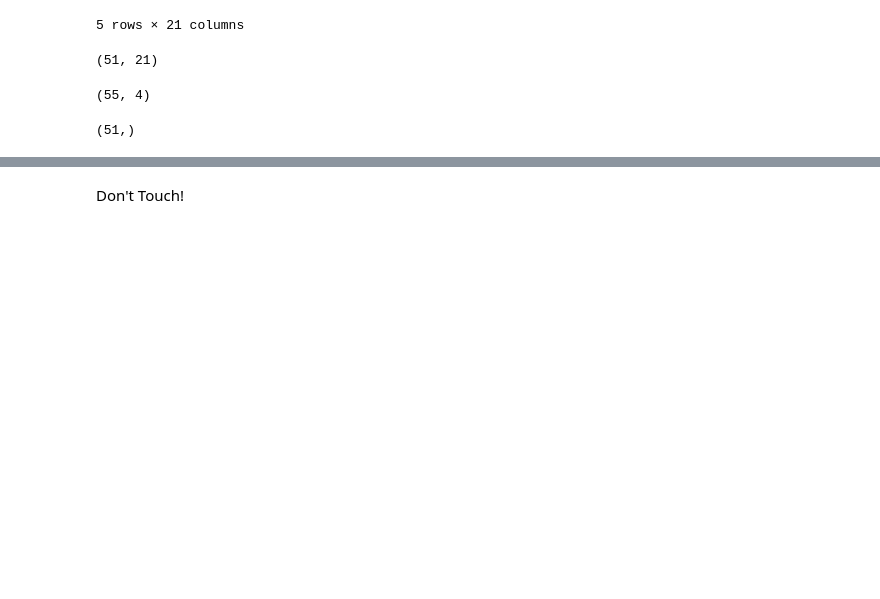
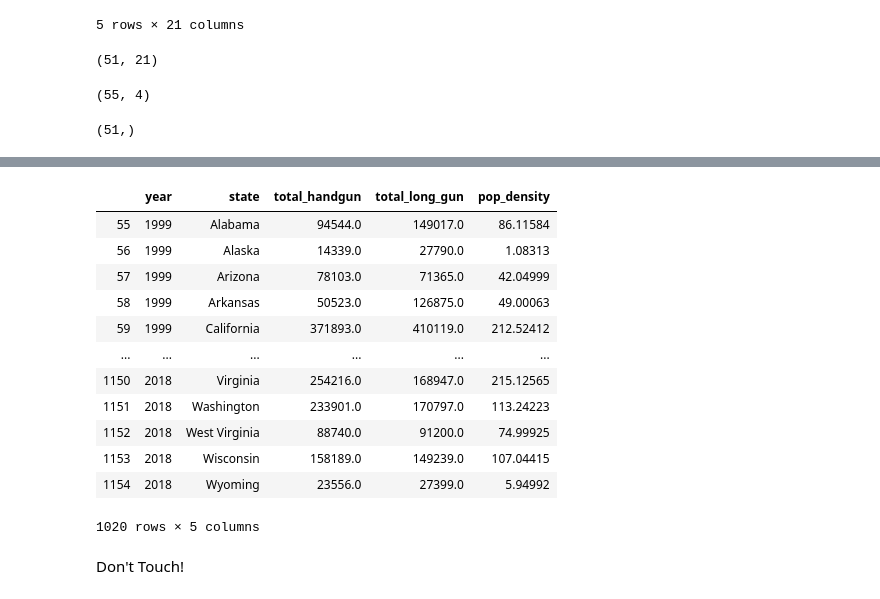
Before and after one commit to RellikDog/Capstone1, a Jupyter notebook: test.ipynb, the cells around one changed output, grey strips where cells are left out. Cells and saved outputs as stored; diff of their text form; code cells hidden in the pictures; blank space fills up the shorter version.

```diff
--- a/test.ipynb
+++ b/test.ipynb
@@ -151,3 +133,23 @@ for index, year_s in enumerate(s_year_list):
+# %%
+df_list = [df_dict[year_s] for year_s in s_year_list]
+# %%
+all_df = pd.concat(df_list)
+# %%
+all_df
+# %% [output]
+|  | year | state | total_handgun | total_long_gun | pop_density |
+| 55 | 1999 | Alabama | 94544.0 | 149017.0 | 86.11584 |
+| 56 | 1999 | Alaska | 14339.0 | 27790.0 | 1.08313 |
+| 57 | 1999 | Arizona | 78103.0 | 71365.0 | 42.04999 |
+| 58 | 1999 | Arkansas | 50523.0 | 126875.0 | 49.00063 |
+| 59 | 1999 | California | 371893.0 | 410119.0 | 212.52412 |
+| ... | ... | ... | ... | ... | ... |
+| 1150 | 2018 | Virginia | 254216.0 | 168947.0 | 215.12565 |
+| 1151 | 2018 | Washington | 233901.0 | 170797.0 | 113.24223 |
+| 1152 | 2018 | West Virginia | 88740.0 | 91200.0 | 74.99925 |
+| 1153 | 2018 | Wisconsin | 158189.0 | 149239.0 | 107.04415 |
+| 1154 | 2018 | Wyoming | 23556.0 | 27399.0 | 5.94992 |
+1020 rows × 5 columns
 # %% [markdown]
 Don't Touch!
 <!--
```
Also changed, not shown: parts of 1 cell of this notebook, 1 other file.
